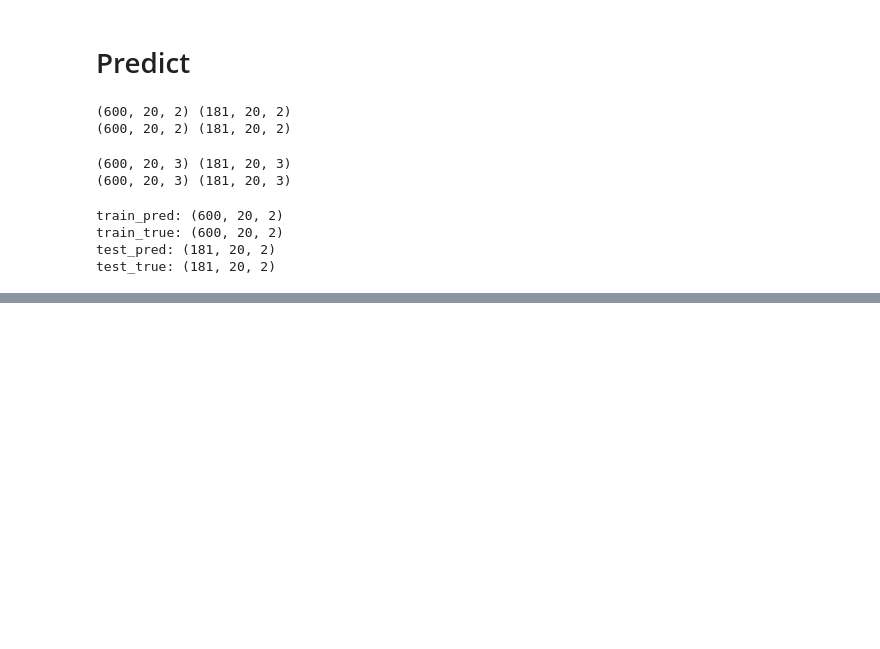
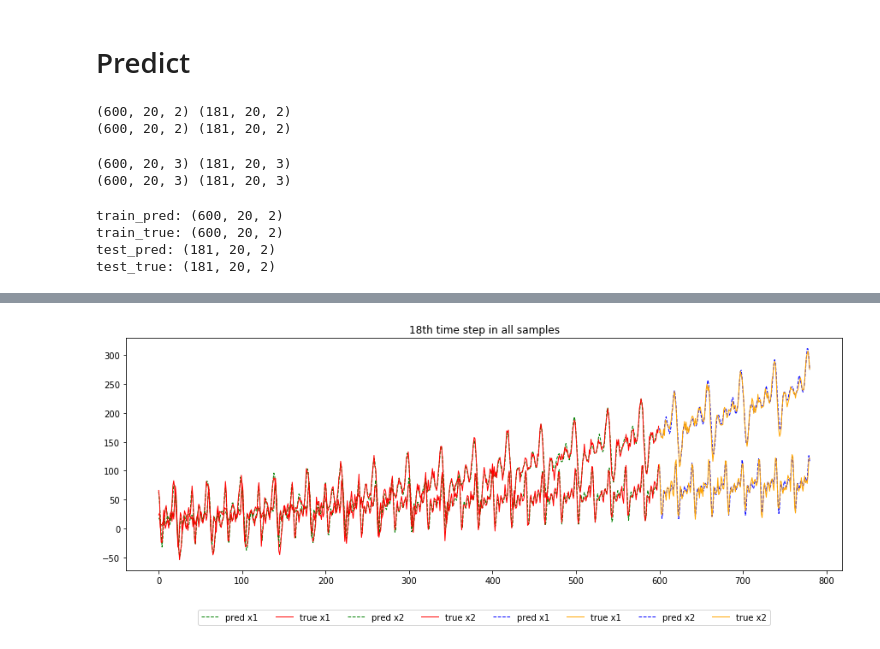
Before and after one commit to HuangWeiKulish/Forecasting, a Jupyter notebook: Forecasting_Keras_seq2seq_attention.ipynb, the cells around one changed output, grey strips where cells are left out. Drawn from its saved outputs; the diff is of its cells as text; code cells hidden in the pictures; blank space fills up the shorter version.

```diff
--- a/Forecasting_Keras_seq2seq_attention.ipynb
+++ b/Forecasting_Keras_seq2seq_attention.ipynb
@@ -268,2 +261,22 @@ for lb in ['train', 'test']:
+# %%
+ith_timestep = random.choice(range(data_final[lb+'_pred'].shape[1]))
+plt.figure(figsize=(15, 5))
+train_start_t = 0
+test_start_t = data_final['train_pred'].shape[0]
+for lb, tm, clrs in zip(['train', 'test'], [train_start_t, test_start_t], [['green', 'red'], ['blue', 'orange']]):
+    for i, x_lbl in zip([0, 1], ['x1', 'x2']):
+        plt.plot(range(tm, tm+data_final[lb+'_pred'].shape[0]),
+                 data_final[lb+'_pred'][:, ith_timestep, i],
+                 linestyle='--', linewidth=1, color=clrs[0], label='pred '+x_lbl)
+        plt.plot(range(tm, tm+data_final[lb+'_pred'].shape[0]),
+                 data_final[lb+'_true'][:, ith_timestep, i],
+                 linestyle='-', linewidth=1, color=clrs[1], label='true '+x_lbl)
+
+
+plt.title('{}th time step in all samples'.format(ith_timestep))
+plt.legend(loc='upper center', bbox_to_anchor=(0.5, -0.15), fancybox=True, shadow=False, ncol=8)
+plt.show()
+# %% [output]
+[figure, added]
 # %%
 for lb in ['train', 'test']:
```
Also changed, not shown: parts of 15 cells of this notebook, 2 other files.
